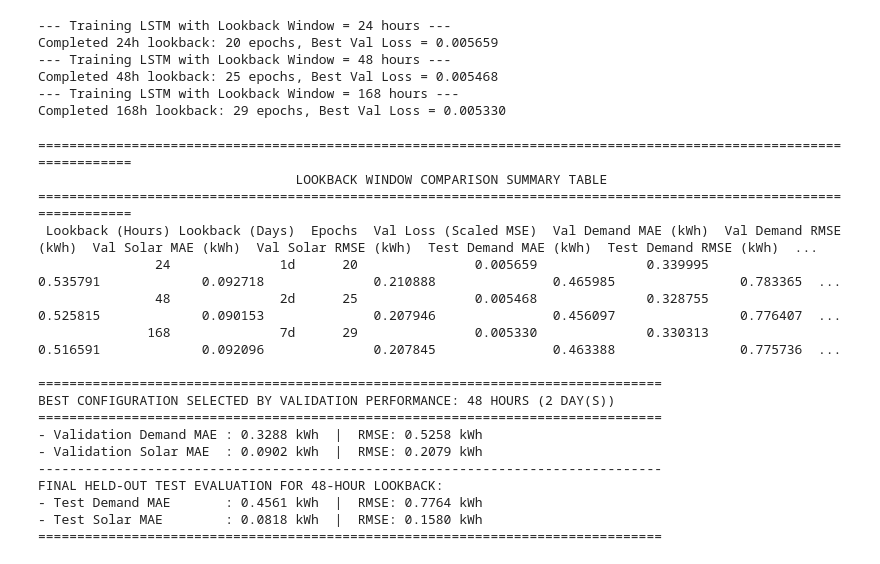
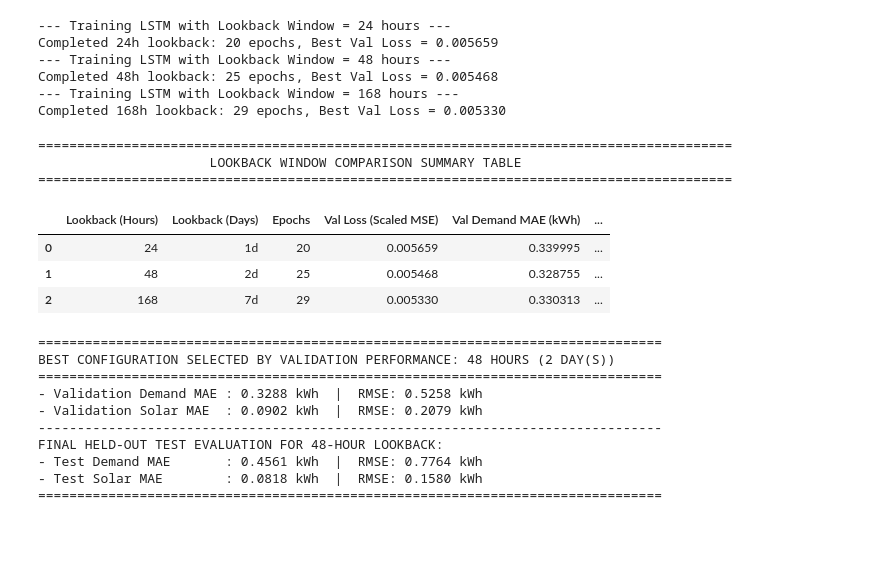
Before and after one commit to adityamedpalliwar/Stochastic-Game-Theoretic-Optimization-under-uncertain-energy-conditions, a Jupyter notebook: notebooks/02_demand_forecasting.ipynb, the cells around one changed output. Saved outputs shown, nothing was run; the diff lists cells and outputs as text; code cells hidden in the pictures; blank space fills up the shorter version.

```diff
--- a/notebooks/02_demand_forecasting.ipynb
+++ b/notebooks/02_demand_forecasting.ipynb
@@ -613,8 +611,8 @@ def make_sequences_for_lookback(lookback):
 lookback_candidates = [24, 48, 168]
 lookback_results = []
 
-for i, lb in enumerate(lookback_candidates, 1):
-    print(f"\n[{i}/{len(lookback_candidates)}] Training LSTM with Lookback Window = {lb} hours ({lb // 24} day(s))...")
+for lb in lookback_candidates:
+    print(f"--- Training LSTM with Lookback Window = {lb} hours ---")
 
     # Set random seed for fair comparison
     tf.keras.utils.set_random_seed(RANDOM_SEED)
@@ -638,7 +636,7 @@ for i, lb in enumerate(lookback_candidates, 1):
         monitor="val_loss", patience=5, restore_best_weights=True
     )
 
-    # Train model with progress displayed (verbose=1 displays live epoch progress)
+    # Train model
     candidate_history = candidate_model.fit(
         X_tr, y_tr,
         validation_data=(X_v, y_v),
@@ -646,7 +644,7 @@ for i, lb in enumerate(lookback_candidates, 1):
         batch_size=64,
         shuffle=False,
         callbacks=[early_stopper],
-        verbose=1,
+        verbose=0,
     )
 
     # Validation predictions (inverted to original kWh and clipped at 0)
@@ -686,7 +684,7 @@ for i, lb in enumerate(lookback_candidates, 1):
         "Test Solar MAE (kWh)": test_solar_mae,
         "Test Solar RMSE (kWh)": test_solar_rmse,
     })
-    print(f"--> Done: {lb}h lookback trained in {epochs_run} epochs. Best Val Loss = {best_val_loss:.6f}")
+    print(f"Completed {lb}h lookback: {epochs_run} epochs, Best Val Loss = {best_val_loss:.6f}")
 # %% [output]
 --- Training LSTM with Lookback Window = 24 hours ---
 Completed 24h lookback: 20 epochs, Best Val Loss = 0.005659
@@ -697,49 +695,44 @@ Completed 168h lookback: 29 epochs, Best Val Loss = 0.005330
 # %%
 # ---------------------------------------------------------------------------
 # Step 3: Summary table and selection of the best lookback configuration
 # ---------------------------------------------------------------------------
-pd.set_option("display.max_columns", None)
-pd.set_option("display.width", 1000)
-
 summary_table = pd.DataFrame(lookback_results)
 
-print("=" * 115)
-print("                                 LOOKBACK WINDOW COMPARISON SUMMARY TABLE")
-print("=" * 115)
-print(summary_table.to_string(index=False))
+print("=========================================================================================")
+print("                      LOOKBACK WINDOW COMPARISON SUMMARY TABLE                           ")
+print("=========================================================================================")
 display(summary_table)
 
 # Select best lookback window using validation demand and solar MAE (average validation MAE)
 summary_table["Avg Val MAE"] = (summary_table["Val Demand MAE (kWh)"] + summary_table["Val Solar MAE (kWh)"]) / 2.0
 best_row = summary_table.loc[summary_table["Avg Val MAE"].idxmin()]
 best_lookback = int(best_row["Lookback (Hours)"])
 
 print("\n" + "=" * 80)
 print(f"BEST CONFIGURATION SELECTED BY VALIDATION PERFORMANCE: {best_lookback} HOURS ({best_lookback // 24} DAY(S))")
 print("=" * 80)
 print(f"- Validation Demand MAE : {best_row['Val Demand MAE (kWh)']:.4f} kWh  |  RMSE: {best_row['Val Demand RMSE (kWh)']:.4f} kWh")
 print(f"- Validation Solar MAE  : {best_row['Val Solar MAE (kWh)']:.4f} kWh  |  RMSE: {best_row['Val Solar RMSE (kWh)']:.4f} kWh")
 print("-" * 80)
 print(f"FINAL HELD-OUT TEST EVALUATION FOR {best_lookback}-HOUR LOOKBACK:")
 print(f"- Test Demand MAE       : {best_row['Test Demand MAE (kWh)']:.4f} kWh  |  RMSE: {best_row['Test Demand RMSE (kWh)']:.4f} kWh")
 print(f"- Test Solar MAE        : {best_row['Test Solar MAE (kWh)']:.4f} kWh  |  RMSE: {best_row['Test Solar RMSE (kWh)']:.4f} kWh")
 print("=" * 80)
 # %% [output]
-===================================================================================================================
-                                 LOOKBACK WINDOW COMPARISON SUMMARY TABLE
-===================================================================================================================
- Lookback (Hours) Lookback (Days)  Epochs  Val Loss (Scaled MSE)  Val Demand MAE (kWh)  Val Demand RMSE (kWh)  Val Solar MAE (kWh)  Val Solar RMSE (kWh)  Test Demand MAE (kWh)  Test Demand RMSE (kWh)  ...
-               24              1d      20               0.005659              0.339995               0.535791             0.092718              0.210888               0.465985                0.783365  ...
-               48              2d      25               0.005468              0.328755               0.525815             0.090153              0.207946               0.456097                0.776407  ...
-              168              7d      29               0.005330              0.330313               0.516591             0.092096              0.207845               0.463388                0.775736  ...
-
-================================================================================
-BEST CONFIGURATION SELECTED BY VALIDATION PERFORMANCE: 48 HOURS (2 DAY(S))
-================================================================================
-- Validation Demand MAE : 0.3288 kWh  |  RMSE: 0.5258 kWh
-- Validation Solar MAE  : 0.0902 kWh  |  RMSE: 0.2079 kWh
---------------------------------------------------------------------------------
-FINAL HELD-OUT TEST EVALUATION FOR 48-HOUR LOOKBACK:
-- Test Demand MAE       : 0.4561 kWh  |  RMSE: 0.7764 kWh
-- Test Solar MAE        : 0.0818 kWh  |  RMSE: 0.1580 kWh
-================================================================================
+=========================================================================================
+                      LOOKBACK WINDOW COMPARISON SUMMARY TABLE
+=========================================================================================
+|  | Lookback (Hours) | Lookback (Days) | Epochs | Val Loss (Scaled MSE) | Val Demand MAE (kWh) | ... |
+| 0 | 24 | 1d | 20 | 0.005659 | 0.339995 | ... |
+| 1 | 48 | 2d | 25 | 0.005468 | 0.328755 | ... |
+| 2 | 168 | 7d | 29 | 0.005330 | 0.330313 | ... |
+================================================================================
+BEST CONFIGURATION SELECTED BY VALIDATION PERFORMANCE: 48 HOURS (2 DAY(S))
+================================================================================
+- Validation Demand MAE : 0.3288 kWh  |  RMSE: 0.5258 kWh
+- Validation Solar MAE  : 0.0902 kWh  |  RMSE: 0.2079 kWh
+--------------------------------------------------------------------------------
+FINAL HELD-OUT TEST EVALUATION FOR 48-HOUR LOOKBACK:
+- Test Demand MAE       : 0.4561 kWh  |  RMSE: 0.7764 kWh
+- Test Solar MAE        : 0.0818 kWh  |  RMSE: 0.1580 kWh
+================================================================================
```
Also changed, not shown: parts of 5 cells of this notebook, 4 other files.
